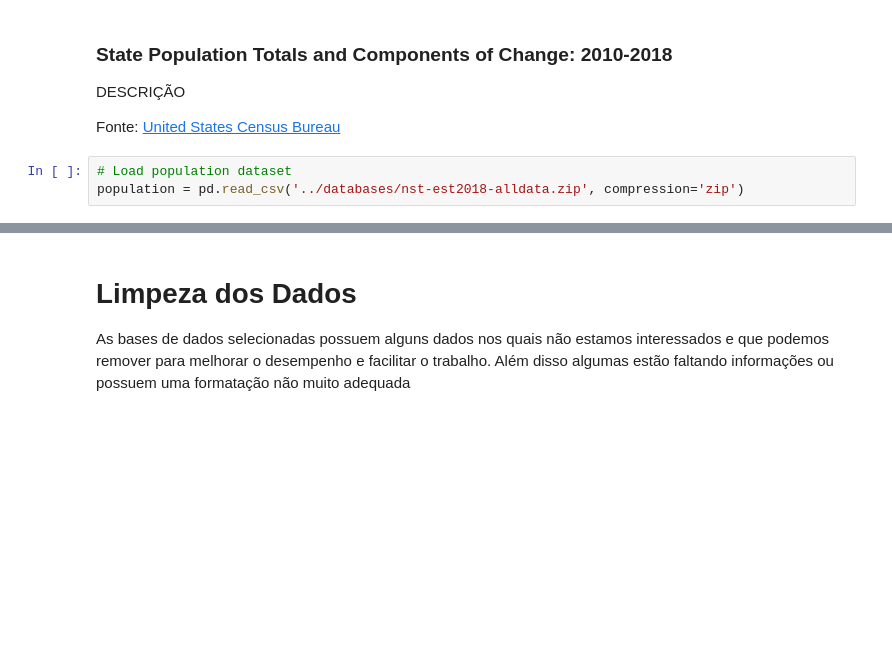
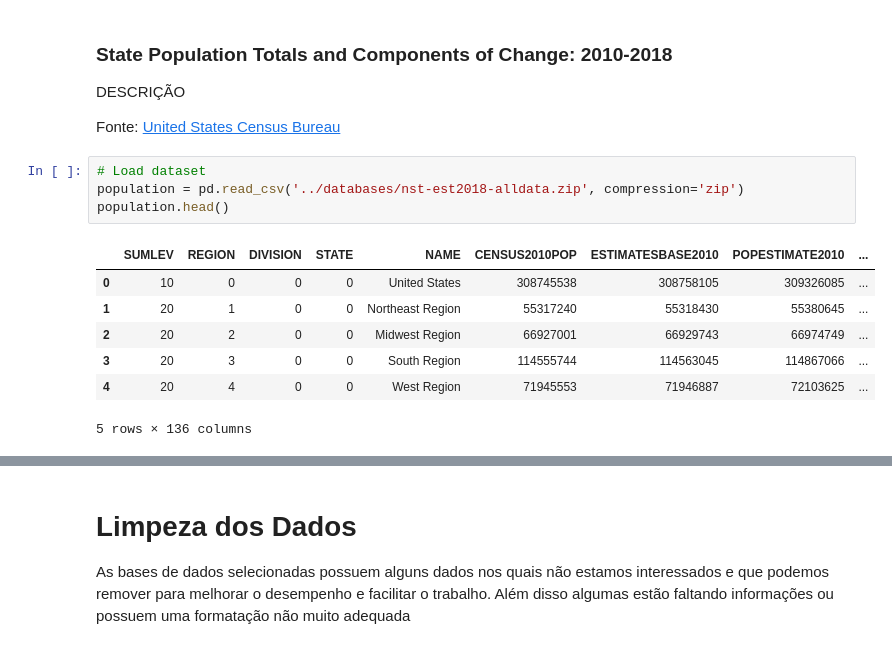
Before and after one commit to PedroPrisxzma/DataScience-Project, a Jupyter notebook: notebooks/Data_and_Cleaning.ipynb, the cells around one changed output, grey strips where cells are left out. Drawn from its saved outputs; the diff is of its cells as text; blank space fills up the shorter version.

```diff
--- a/notebooks/Data_and_Cleaning.ipynb
+++ b/notebooks/Data_and_Cleaning.ipynb
@@ -21,5 +30,14 @@ DESCRIÇÃO
 
 Fonte: [United States Census Bureau](https://www.census.gov/data/tables/time-series/demo/popest/2010s-state-total.html)
 # %%
-# Load population dataset
+# Load dataset
 population = pd.read_csv('../databases/nst-est2018-alldata.zip', compression='zip')
+population.head()
+# %% [output]
+|  | SUMLEV | REGION | DIVISION | STATE | NAME | CENSUS2010POP | ESTIMATESBASE2010 | POPESTIMATE2010 | ... |
+| 0 | 10 | 0 | 0 | 0 | United States | 308745538 | 308758105 | 309326085 | ... |
+| 1 | 20 | 1 | 0 | 0 | Northeast Region | 55317240 | 55318430 | 55380645 | ... |
+| 2 | 20 | 2 | 0 | 0 | Midwest Region | 66927001 | 66929743 | 66974749 | ... |
+| 3 | 20 | 3 | 0 | 0 | South Region | 114555744 | 114563045 | 114867066 | ... |
+| 4 | 20 | 4 | 0 | 0 | West Region | 71945553 | 71946887 | 72103625 | ... |
+5 rows × 136 columns
```
Also changed, not shown: parts of 6 cells of this notebook, 3 other files.
